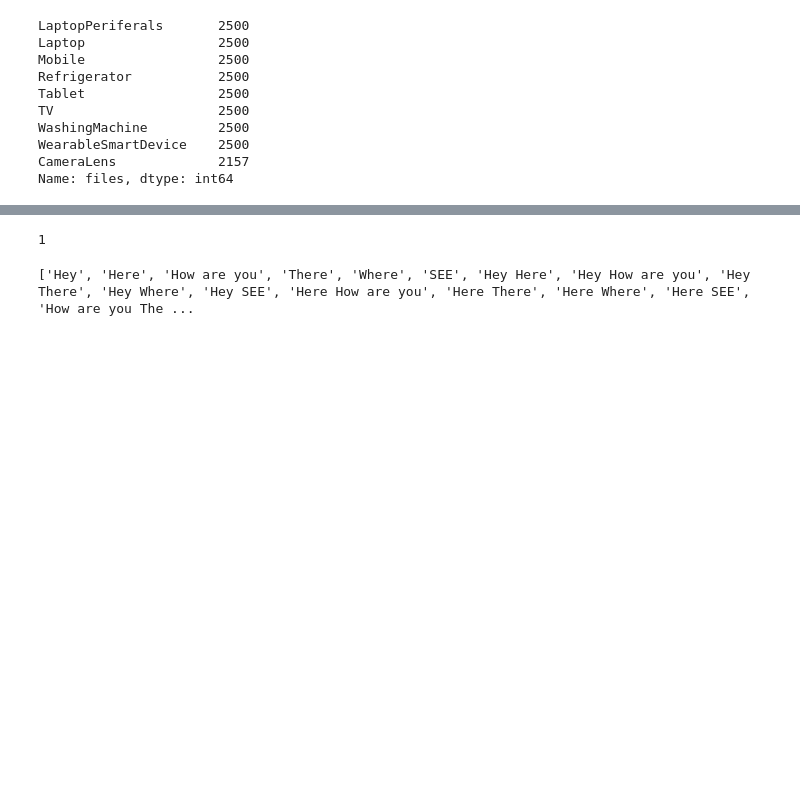
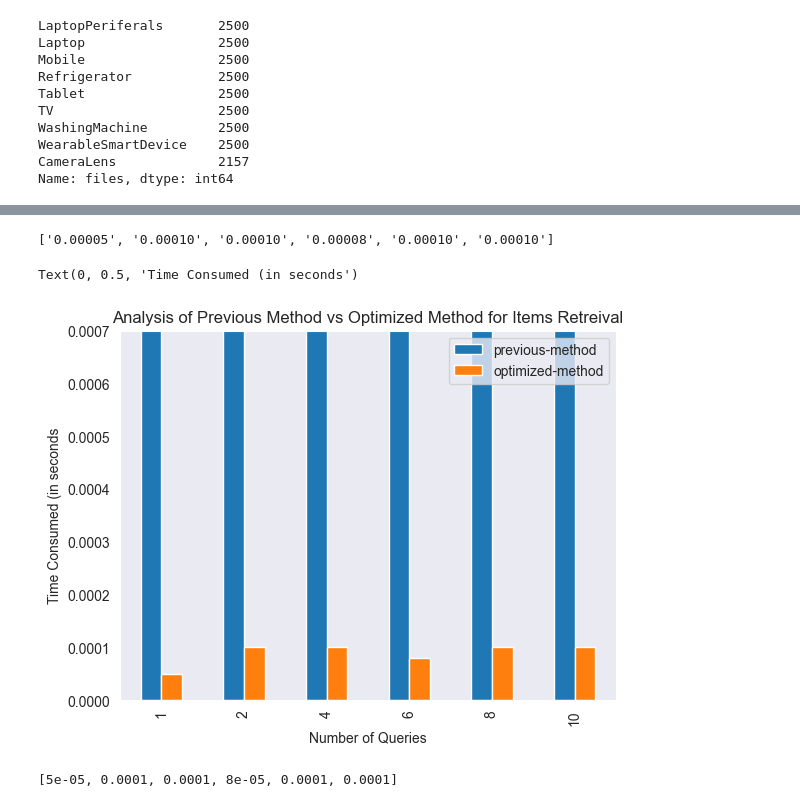
Before and after one commit to michaelrohan12/Search-Engine-Storage-Optimization, a Jupyter notebook: efficiency-analysis.ipynb, the cells around one changed output, grey strips where cells are left out. Drawn from its saved outputs; the diff is of its cells as text; code cells hidden in the pictures; blank space fills up the shorter version.

```diff
--- a/efficiency-analysis.ipynb
+++ b/efficiency-analysis.ipynb
@@ -863,0 +203,19 @@ library['CameraLens']['filter']
+# %%
+REPLACE_BY_SPACE_RE = re.compile('[/(){}\[\]\|@,;]')
+BAD_SYMBOLS_RE = re.compile('[^0-9a-z #.+_-]')
+STOPWORDS = set(stopwords.words('english'))
+
+def clean_text(text):
+    """
+        text: a string
+
+        return: modified initial string
+    """
+    text = REPLACE_BY_SPACE_RE.sub(' ', text) # replace REPLACE_BY_SPACE_RE symbols by space in text. substitute the matched string in REPLACE_BY_SPACE_RE with space.
+    text = BAD_SYMBOLS_RE.sub('', text) # remove symbols which are in BAD_SYMBOLS_RE from text. substitute the matched string in BAD_SYMBOLS_RE with nothing.
+    text = ' '.join(word for word in text.split() if word not in STOPWORDS) # remove stopwors from text
+    text = re.sub('-',' ',text)
+    return text
+# %%
+with open('results/tokenizer.pickle', 'rb') as handle:
+    tokenizer = pickle.load(handle)
@@ -863,0 +224,2 @@ library['CameraLens']['filter']
+# %%
+saved_model = load_model(sys.path[0] + '\\results\\query_model.model',compile=True)
@@ -937,5 +382,0 @@ False
-# %%
-keywords = [keyword.lower() for keyword in query[0].split()]
-len(keywords)
-# %% [output]
-1
@@ -954,9 +382,0 @@ len(keywords)
-# %%
-from itertools import combinations
-final_queries = []
-query_keywords = ["Hey","Here","How are you","There","Where","SEE"]
-for i in range(1,6):
-    [final_queries.append(" ".join(keyword)) for keyword in combinations((query_keywords),i)]
-print(final_queries)
-# %% [output]
-['Hey', 'Here', 'How are you', 'There', 'Where', 'SEE', 'Hey Here', 'Hey How are you', 'Hey There', 'Hey Where', 'Hey SEE', 'Here How are you', 'Here There', 'Here Where', 'Here SEE', 'How are you The ...
@@ -966,0 +383,31 @@ print(final_queries)
+# %%
+optimized_method = [ '%.5f' % elem for elem in optimized_method]
+print(optimized_method)
+# %% [output]
+['0.00005', '0.00010', '0.00010', '0.00008', '0.00010', '0.00010']
+# %%
+initial_method = [float(x) for x in initial_method]
+optimized_method = [float(x) for x in optimized_method]
+import matplotlib.pyplot as plt
+import seaborn as sns
+
+plotdata = pd.DataFrame({
+    "previous-method":initial_method,
+    "optimized-method":optimized_method,
+    },
+    index=["1", "2", "4", "6", "8", "10"]
+)
+
+sns.set_style("dark")
+plotdata.plot(kind="bar")
+plt.ylim(0, 0.0007)
+plt.title("Analysis of Previous Method vs Optimized Method for Items Retreival")
+plt.xlabel("Number of Queries")
+plt.ylabel("Time Consumed (in seconds")
+# %% [output]
+Text(0, 0.5, 'Time Consumed (in seconds')
+[figure, added]
+# %%
+optimized_method
+# %% [output]
+[5e-05, 0.0001, 0.0001, 8e-05, 0.0001, 0.0001]
```
Also changed, not shown: parts of 35 cells of this notebook, 31 other files.
